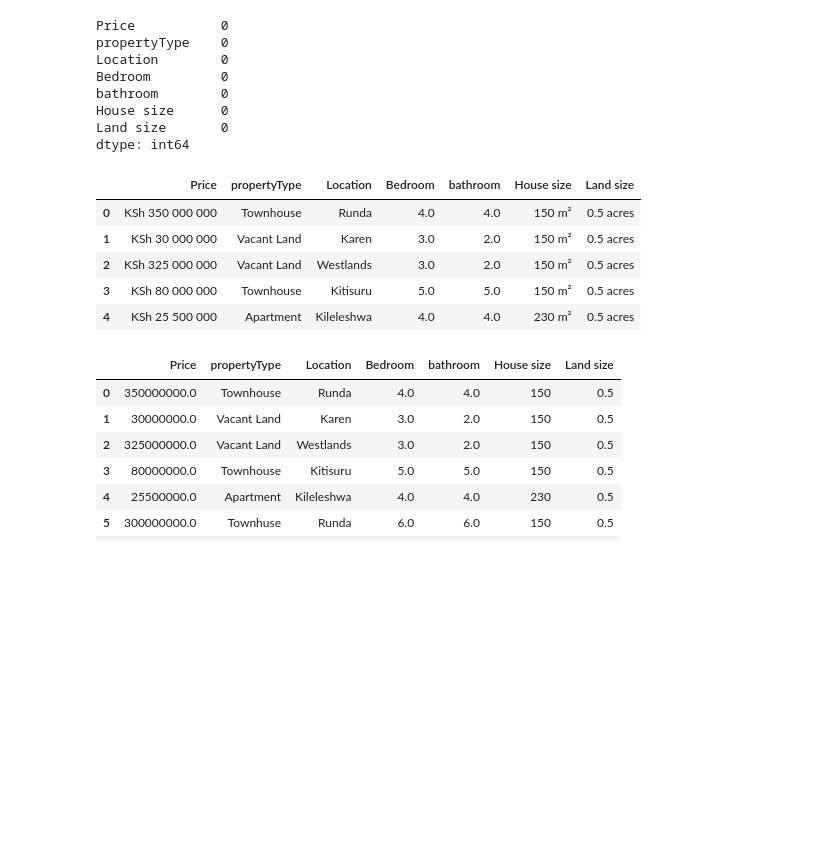
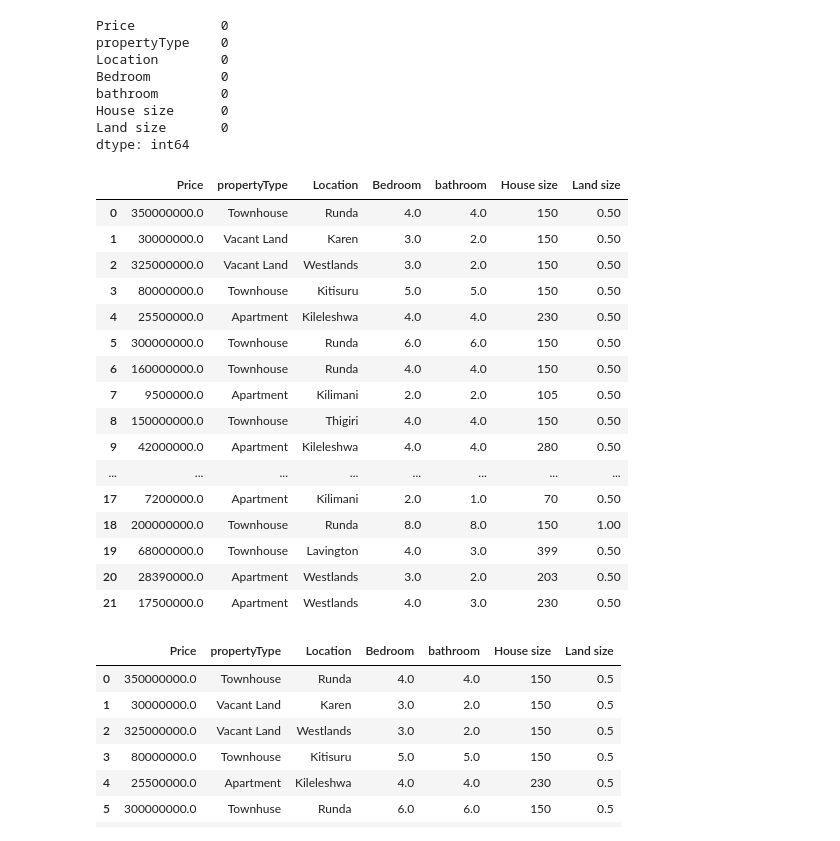
Before and after one commit to WillardDev/Machine_Learning_Foundation, a Jupyter notebook: Error_Analysis_Nairobi_House_Prices.ipynb, the cells around one changed output. Drawn from its saved outputs; the diff is of its cells as text; code cells hidden in the pictures; blank space fills up the shorter version.

```diff
--- a/Error_Analysis_Nairobi_House_Prices.ipynb
+++ b/Error_Analysis_Nairobi_House_Prices.ipynb
@@ -78,14 +78,25 @@ House size      0
 Land size       0
 dtype: int64
 # %%
-df.head()
+df.head(20)
 # %% [output]
 |  | Price | propertyType | Location | Bedroom | bathroom | House size | Land size |
-| 0 | KSh 350 000 000 | Townhouse | Runda | 4.0 | 4.0 | 150 m² | 0.5 acres |
-| 1 | KSh 30 000 000 | Vacant Land | Karen | 3.0 | 2.0 | 150 m² | 0.5 acres |
-| 2 | KSh 325 000 000 | Vacant Land | Westlands | 3.0 | 2.0 | 150 m² | 0.5 acres |
-| 3 | KSh 80 000 000 | Townhouse | Kitisuru | 5.0 | 5.0 | 150 m² | 0.5 acres |
-| 4 | KSh 25 500 000 | Apartment | Kileleshwa | 4.0 | 4.0 | 230 m² | 0.5 acres |
+| 0 | 350000000.0 | Townhouse | Runda | 4.0 | 4.0 | 150 | 0.50 |
+| 1 | 30000000.0 | Vacant Land | Karen | 3.0 | 2.0 | 150 | 0.50 |
+| 2 | 325000000.0 | Vacant Land | Westlands | 3.0 | 2.0 | 150 | 0.50 |
+| 3 | 80000000.0 | Townhouse | Kitisuru | 5.0 | 5.0 | 150 | 0.50 |
+| 4 | 25500000.0 | Apartment | Kileleshwa | 4.0 | 4.0 | 230 | 0.50 |
+| 5 | 300000000.0 | Townhouse | Runda | 6.0 | 6.0 | 150 | 0.50 |
+| 6 | 160000000.0 | Townhouse | Runda | 4.0 | 4.0 | 150 | 0.50 |
+| 7 | 9500000.0 | Apartment | Kilimani | 2.0 | 2.0 | 105 | 0.50 |
+| 8 | 150000000.0 | Townhouse | Thigiri | 4.0 | 4.0 | 150 | 0.50 |
+| 9 | 42000000.0 | Apartment | Kileleshwa | 4.0 | 4.0 | 280 | 0.50 |
+| ... | ... | ... | ... | ... | ... | ... | ... |
+| 17 | 7200000.0 | Apartment | Kilimani | 2.0 | 1.0 | 70 | 0.50 |
+| 18 | 200000000.0 | Townhouse | Runda | 8.0 | 8.0 | 150 | 1.00 |
+| 19 | 68000000.0 | Townhouse | Lavington | 4.0 | 3.0 | 399 | 0.50 |
+| 20 | 28390000.0 | Apartment | Westlands | 3.0 | 2.0 | 203 | 0.50 |
+| 21 | 17500000.0 | Apartment | Westlands | 4.0 | 3.0 | 230 | 0.50 |
 # %%
 # convert land size and House size to numeric columns
 df['Land size'] = pd.to_numeric(
```
Also changed, not shown: parts of 3 cells of this notebook, 2 other files.
